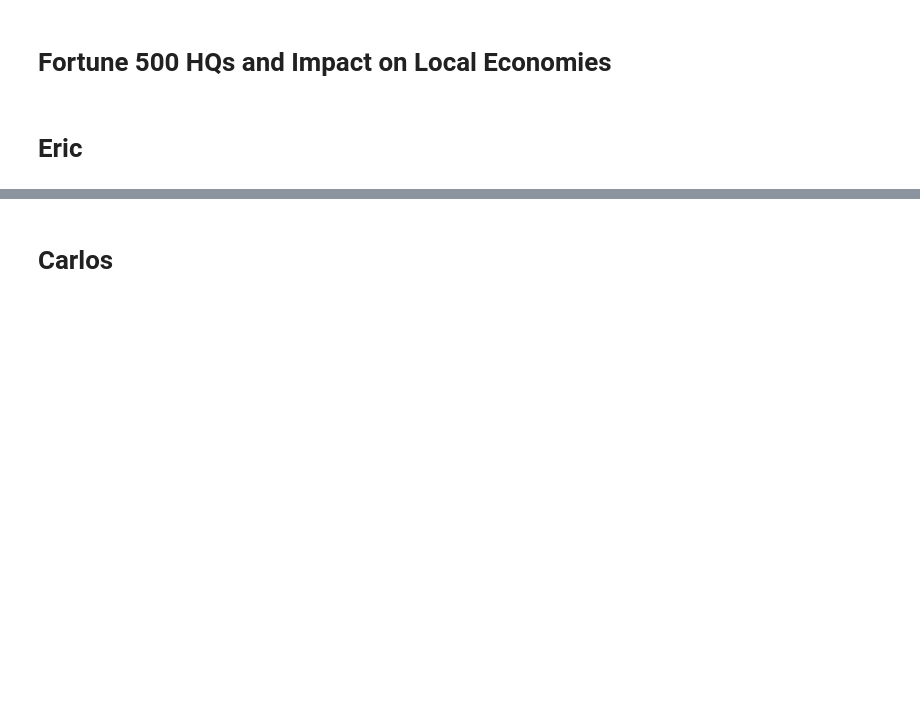
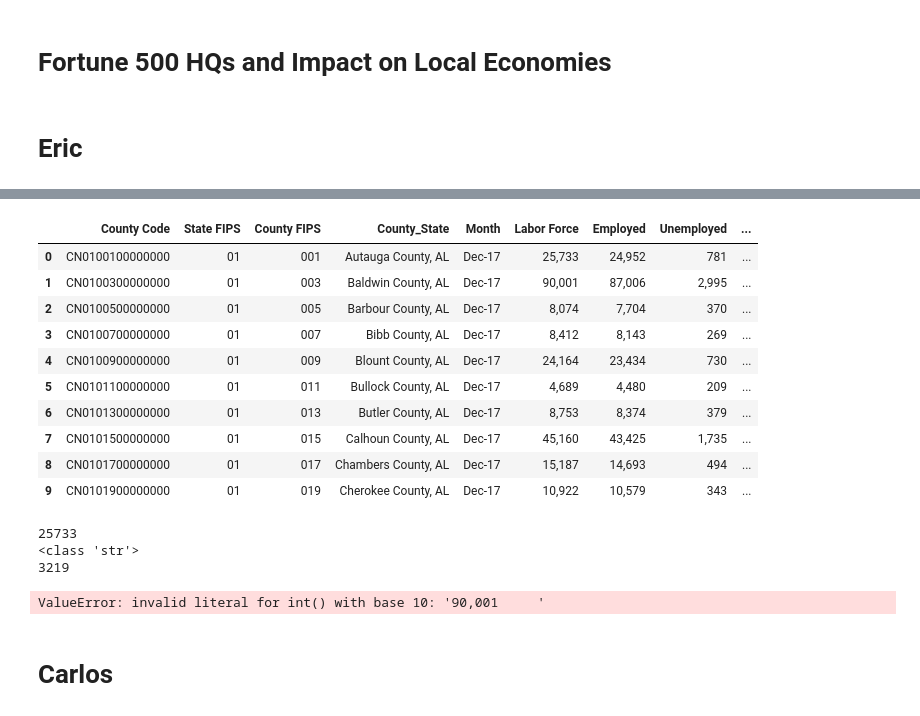
Before and after one commit to Gissel7181/Project-One, a Jupyter notebook: Project 1.ipynb, the cells around one changed output, grey strips where cells are left out. Drawn from its saved outputs; the diff is of its cells as text; code cells hidden in the pictures; blank space fills up the shorter version.

Commit message:
working on converting strings to int

```diff
--- a/Project 1.ipynb
+++ b/Project 1.ipynb
@@ -40,3 +78,49 @@ unemployment_file.head(20)
+# %%
+# Use .loc to find unemployment rate at the end of the year
+unemployment_df = unemployment_df.loc[unemployment_df["Month"] == "Dec-17"]
+
+# Reset index values
+unemployment_df = unemployment_df.reset_index(drop=True)
+
+unemployment_df.head(10)
+# %% [output]
+|  | County Code | State FIPS | County FIPS | County_State | Month | Labor Force | Employed | Unemployed | ... |
+| 0 | CN0100100000000 | 01 | 001 | Autauga County, AL | Dec-17 | 25,733 | 24,952 | 781 | ... |
+| 1 | CN0100300000000 | 01 | 003 | Baldwin County, AL | Dec-17 | 90,001 | 87,006 | 2,995 | ... |
+| 2 | CN0100500000000 | 01 | 005 | Barbour County, AL | Dec-17 | 8,074 | 7,704 | 370 | ... |
+| 3 | CN0100700000000 | 01 | 007 | Bibb County, AL | Dec-17 | 8,412 | 8,143 | 269 | ... |
+| 4 | CN0100900000000 | 01 | 009 | Blount County, AL | Dec-17 | 24,164 | 23,434 | 730 | ... |
+| 5 | CN0101100000000 | 01 | 011 | Bullock County, AL | Dec-17 | 4,689 | 4,480 | 209 | ... |
+| 6 | CN0101300000000 | 01 | 013 | Butler County, AL | Dec-17 | 8,753 | 8,374 | 379 | ... |
+| 7 | CN0101500000000 | 01 | 015 | Calhoun County, AL | Dec-17 | 45,160 | 43,425 | 1,735 | ... |
+| 8 | CN0101700000000 | 01 | 017 | Chambers County, AL | Dec-17 | 15,187 | 14,693 | 494 | ... |
+| 9 | CN0101900000000 | 01 | 019 | Cherokee County, AL | Dec-17 | 10,922 | 10,579 | 343 | ... |
+# %%
+# All columns are strings with hidden white space. Loop through rows of numerical columns to strip white space
+
+string = unemployment_df["Labor Force"][0]
+print(string.strip())
+print(type(unemployment_df["Labor Force"][0]))
+print(len(unemployment_df))
+
+for row in range(0, len(unemployment_df)):
+    string = unemployment_df["Labor Force"][row]
+    unemployment_df["Labor Force"][row] = string.strip()
+    unemployment_df["Labor Force"][row] = string.replace(",","")
+    unemployment_df["Labor Force"] = unemployment_df["Labor Force"].astype(int)
+    #unemployment_df["Employed"][x].strip()
+    #unemployment_df["Unemployed"][x].strip()
+    #unemployment_df["Unemployment Rate (%)"][x].strip()
+
+
+
+print(unemployment_df["Labor Force"][0])
+print(type(unemployment_df["Labor Force"][0]))
+# %% [output]
+25733
+<class 'str'>
+3219
+ValueError: invalid literal for int() with base 10: '90,001     '
 # %% [markdown]
 # Carlos
 # %% [markdown]
```
Also changed, not shown: parts of 4 cells of this notebook, 2 other files.
